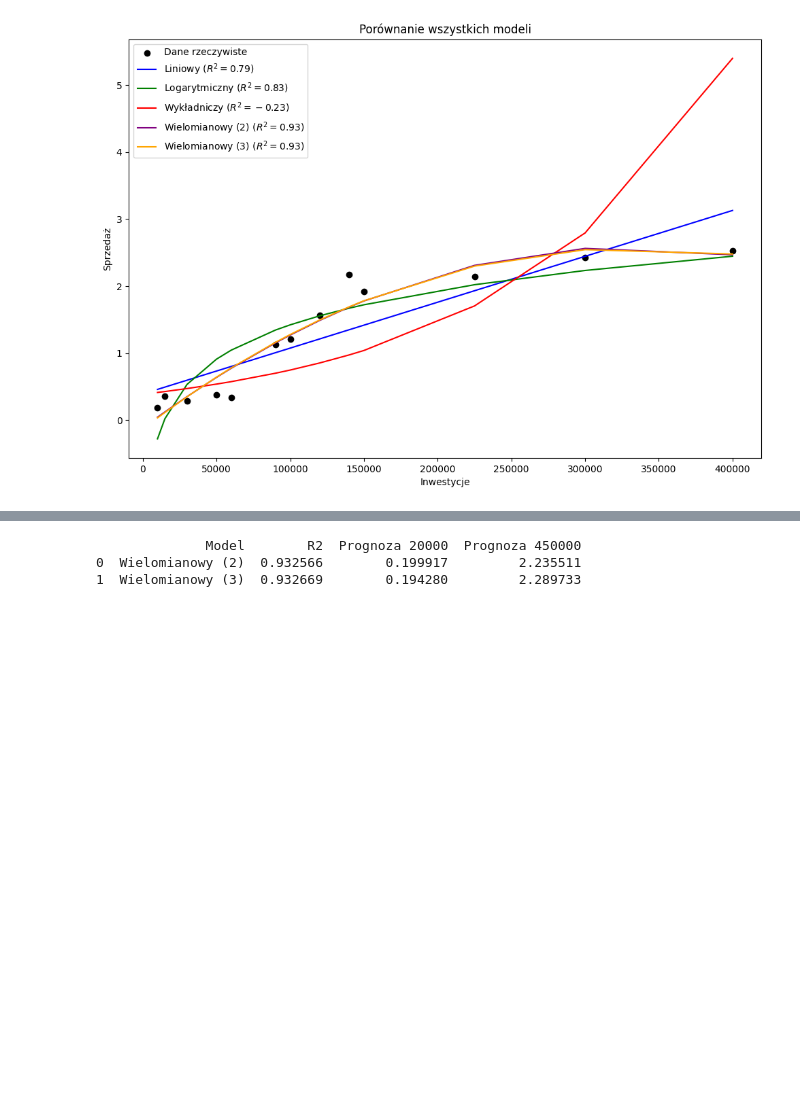
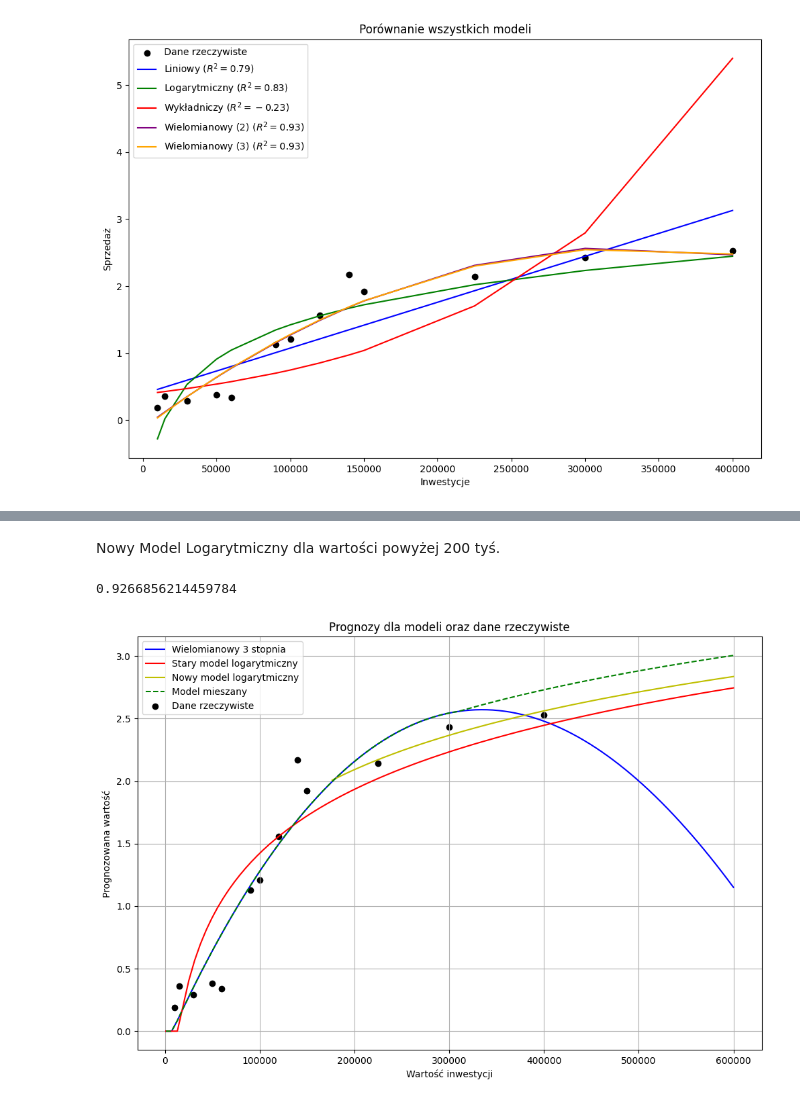
Before and after one commit to xKomil/DataScienceSummerStudy, a Jupyter notebook: internship/Yotta/zadanie3.ipynb, the cells around one changed output, grey strips where cells are left out. Cells and saved outputs as stored; diff of their text form; code cells hidden in the pictures; blank space fills up the shorter version.

Commit message:
poprawienie zadania i modelu

```diff
--- a/internship/Yotta/zadanie3.ipynb
+++ b/internship/Yotta/zadanie3.ipynb
@@ -219,22 +224,58 @@ Modele wielomianowe stopnia 2 i 3 są najbardziej dopasowane do danych. Dla inwe
-# %%
-investment_1 = 20000
-investment_2 = 450000
-
-prediction_1_poly_2 = poly_model_2.predict(poly_2.transform([[investment_1]]))[0]
-prediction_2_poly_2 = poly_model_2.predict(poly_2.transform([[investment_2]]))[0]
-prediction_1_poly_3 = poly_model_3.predict(poly_3.transform([[investment_1]]))[0]
-prediction_2_poly_3 = poly_model_3.predict(poly_3.transform([[investment_2]]))[0]
-
-results = {
-    'Model': ['Wielomianowy (2)', 'Wielomianowy (3)'],
-    'R2': [r2_poly_2, r2_poly_3],
-    'Prognoza 20000': [prediction_1_poly_2, prediction_1_poly_3],
-    'Prognoza 450000': [prediction_2_poly_2, prediction_2_poly_3]
-}
-
-results_df = pd.DataFrame(results)
-print(results_df)
-# %% [output]
-              Model        R2  Prognoza 20000  Prognoza 450000
-0  Wielomianowy (2)  0.932566        0.199917         2.235511
-1  Wielomianowy (3)  0.932669        0.194280         2.289733
+# %% [markdown]
+Nowy Model Logarytmiczny dla wartości powyżej 200 tyś.
+# %%
+data = {
+    'Inwestycje': [225000, 300000, 400000],
+    'Sprzedaż': [2.14, 2.43, 2.53]
+}
+df_new = pd.DataFrame(data)
+
+X = df_new[['Inwestycje']].values
+y = df_new['Sprzedaż'].values
+
+X_log = np.log(X)
+
+log_model_new = LinearRegression()
+log_model_new.fit(X_log, y)
+y_pred_new_log = log_model_new.predict(X_log)
+r2_log_new = r2_score(y, y_pred_new_log)
+r2_log_new
+# %% [output]
+0.9266856214459784
+# %%
+def predict_investment_log_new(investment):
+    if investment >= 175000:
+        return max(log_model_new.predict(np.log([[investment]]))[0], 0) if investment > 0 else 0
+
+def predict_investment_poly(investment):
+    return max(poly_model_3.predict(poly_3.transform([[investment]]))[0], 0)
+
+def predict_investment_log_old(investment):
+    return max(log_model.predict(np.log([[investment]]))[0], 0) if investment > 0 else 0
+
+investment_range = np.linspace(1000, 600000, 100)
+
+predictions_poly = [predict_investment_poly(inv) for inv in investment_range]
+predictions_log_old = [predict_investment_log_old(inv) for inv in investment_range]
+predictions_log_new = [predict_investment_log_new(inv) for inv in investment_range]
+
+height_at_310k = predict_investment_poly(310000)
+
+investment_range_mixed = np.linspace(1000, 600000, 100)
+predictions_mixed = [predict_investment_poly(inv) if inv <= 310000 else
+                     predict_investment_log_new(inv) + (height_at_310k - predict_investment_log_new(310000)) for inv in investment_range_mixed]
+
+plt.figure(figsize=(12, 8))
+plt.plot(investment_range, predictions_poly, label='Wielomianowy 3 stopnia', color='b')
+plt.plot(investment_range, predictions_log_old, label='Stary model logarytmiczny', color='r')
+plt.plot(investment_range, predictions_log_new, label='Nowy model logarytmiczny', color='y')
+plt.plot(investment_range_mixed, predictions_mixed, label='Model mieszany', color='g', linestyle='--')
+plt.scatter(df['Inwestycje'], df['Sprzedaż'], color='k', marker='o', label='Dane rzeczywiste')
+plt.title('Prognozy dla modeli oraz dane rzeczywiste')
+plt.xlabel('Wartość inwestycji')
+plt.ylabel('Prognozowana wartość')
+plt.legend()
+plt.grid(True)
+plt.show()
+# %% [output]
+[figure, added]
```
Also changed, not shown: parts of 7 cells of this notebook.
